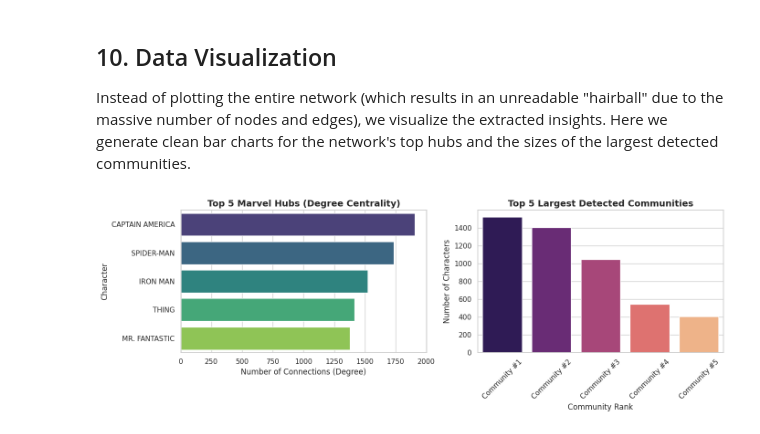
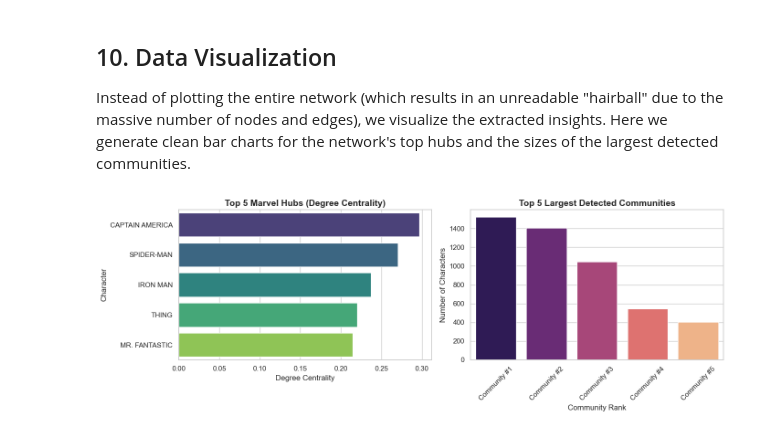
Before and after one commit to ronenmilikhov/Marvel-Social-Analysis-Network, a Jupyter notebook: Graph_Algorithms_Final_Project.ipynb, the cells around one changed output. Drawn from its saved outputs; the diff is of its cells as text; code cells hidden in the pictures.

```diff
--- a/Graph_Algorithms_Final_Project.ipynb
+++ b/Graph_Algorithms_Final_Project.ipynb
@@ -72,12 +70,14 @@ Degree Centrality is the simplest way to measure node importance — it simply c
 # %%
-# Calculate raw degree (number of unique connections) for every character
+# Calculate normalized Degree Centrality and raw degree counts
+centrality_scores = nx.degree_centrality(G)
 node_degrees = dict(G.degree())
 
-# Sort characters by degree in descending order and slice the top 5
-top_5_hubs = sorted(node_degrees.items(), key=lambda x: x[1], reverse=True)[:5]
+# Rank characters by Degree Centrality
+top_5_hubs = sorted(centrality_scores.items(), key=lambda x: x[1], reverse=True)[:5]
+top_5_hub_counts = [(hero_name, node_degrees[hero_name]) for hero_name, _ in top_5_hubs]
 
 # Display the top network hubs
-print("=== Top 5 Network Hubs (Highest Degree) ===")
-for rank, (hero_name, unique_connections) in enumerate(top_5_hubs, 1):
-    print(f"Rank {rank}: {hero_name:<20} | Connections: {unique_connections}")
+print("=== Top 5 Network Hubs (Degree Centrality) ===")
+for rank, ((hero_name, centrality), (_, raw_degree)) in enumerate(zip(top_5_hubs, top_5_hub_counts), 1):
+    print(f"Rank {rank}: {hero_name:<20} | Degree Centrality: {centrality:.5f} | Connections: {raw_degree}")
 # %% [output]
@@ -149,13 +144,0 @@ Now let's check if the communities detected by Louvain actually make sense in Ma
-# %%
-# Sort communities by size (largest to smallest)
-sorted_communities = sorted(communities, key=len, reverse=True)
-
-print("=== Ground Truth Validation: Top 4 Marvel Communities ===")
-
-# Loop through the 4 largest detected communities
-for i, comm in enumerate(sorted_communities[:4], 1):
-    # Find the top 5 most connected characters within this specific community
-    top_members = sorted(comm, key=lambda hero: node_degrees.get(hero, 0), reverse=True)[:5]
-
-    print(f"\nCommunity #{i} (Size: {len(comm)} characters):")
-    print(f"Key Leaders: {', '.join(top_members)}")
@@ -338,32 +391,32 @@ Instead of plotting the entire network (which results in an unreadable "hairball
 # %%
 import matplotlib.pyplot as plt
 import seaborn as sns
 
 sns.set_theme(style="whitegrid")
 
 fig, axes = plt.subplots(1, 2, figsize=(14, 5))
 
 # --- Plot 1: Top 5 Hubs (Degree Centrality) ---
 heroes = [item[0].split('/')[0] for item in top_5_hubs]
-degrees = [item[1] for item in top_5_hubs]
+centrality_values = [item[1] for item in top_5_hubs]
 
-sns.barplot(x=degrees, y=heroes, ax=axes[0], hue=heroes, legend=False, palette="viridis")
+sns.barplot(x=centrality_values, y=heroes, ax=axes[0], hue=heroes, legend=False, palette="viridis")
 axes[0].set_title("Top 5 Marvel Hubs (Degree Centrality)", fontsize=14, fontweight='bold')
-axes[0].set_xlabel("Number of Connections (Degree)", fontsize=12)
+axes[0].set_xlabel("Degree Centrality", fontsize=12)
 axes[0].set_ylabel("Character", fontsize=12)
 
 # --- Plot 2: Top 5 Community Sizes ---
 top_comms = community_sizes[:5]
 comm_labels = [f"Community #{i+1}" for i in range(len(top_comms))]
 
 sns.barplot(x=comm_labels, y=top_comms, ax=axes[1], hue=comm_labels, legend=False, palette="magma")
 axes[1].set_title("Top 5 Largest Detected Communities", fontsize=14, fontweight='bold')
 axes[1].set_xlabel("Community Rank", fontsize=12)
 axes[1].set_ylabel("Number of Characters", fontsize=12)
 
 axes[1].tick_params(axis='x', rotation=45)
 
 plt.tight_layout()
 plt.show()
 # %% [output]
-[figure, old version]
+[figure, new version]
```
Also changed, not shown: parts of 11 cells of this notebook, 1 other file.
